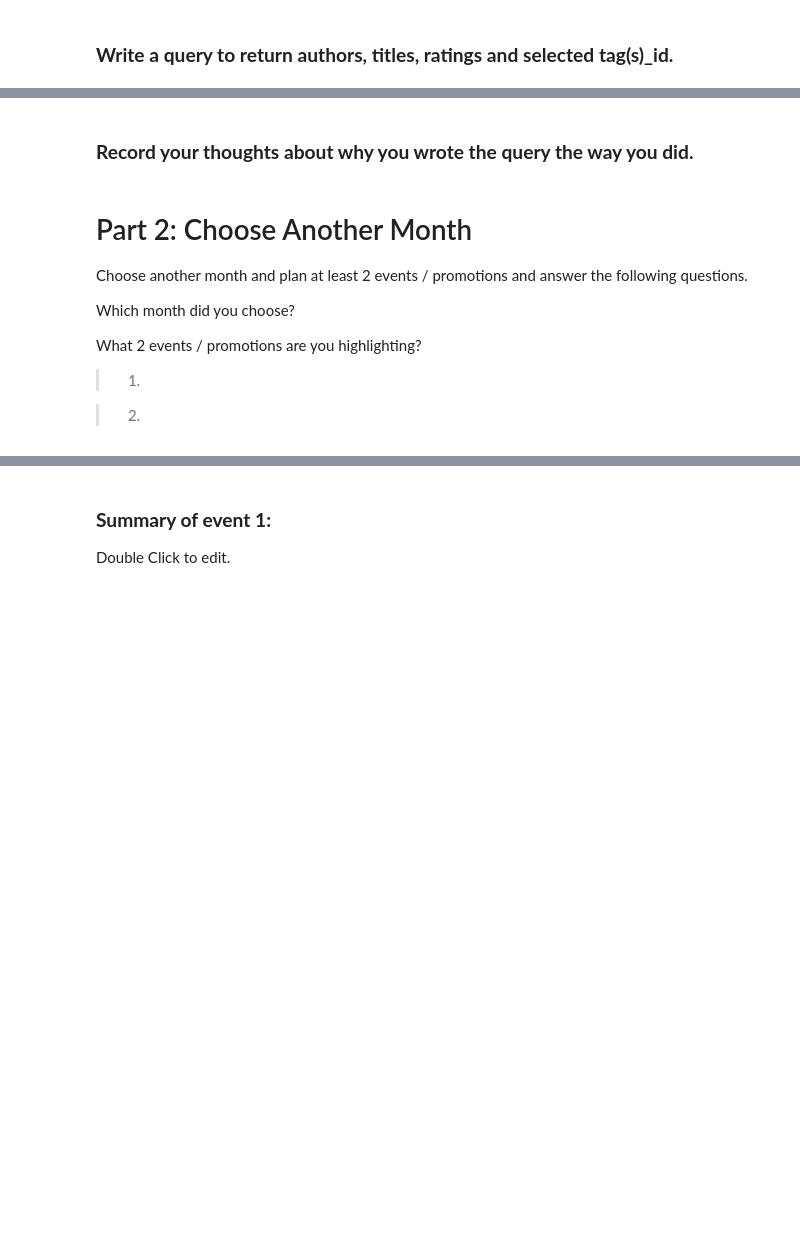
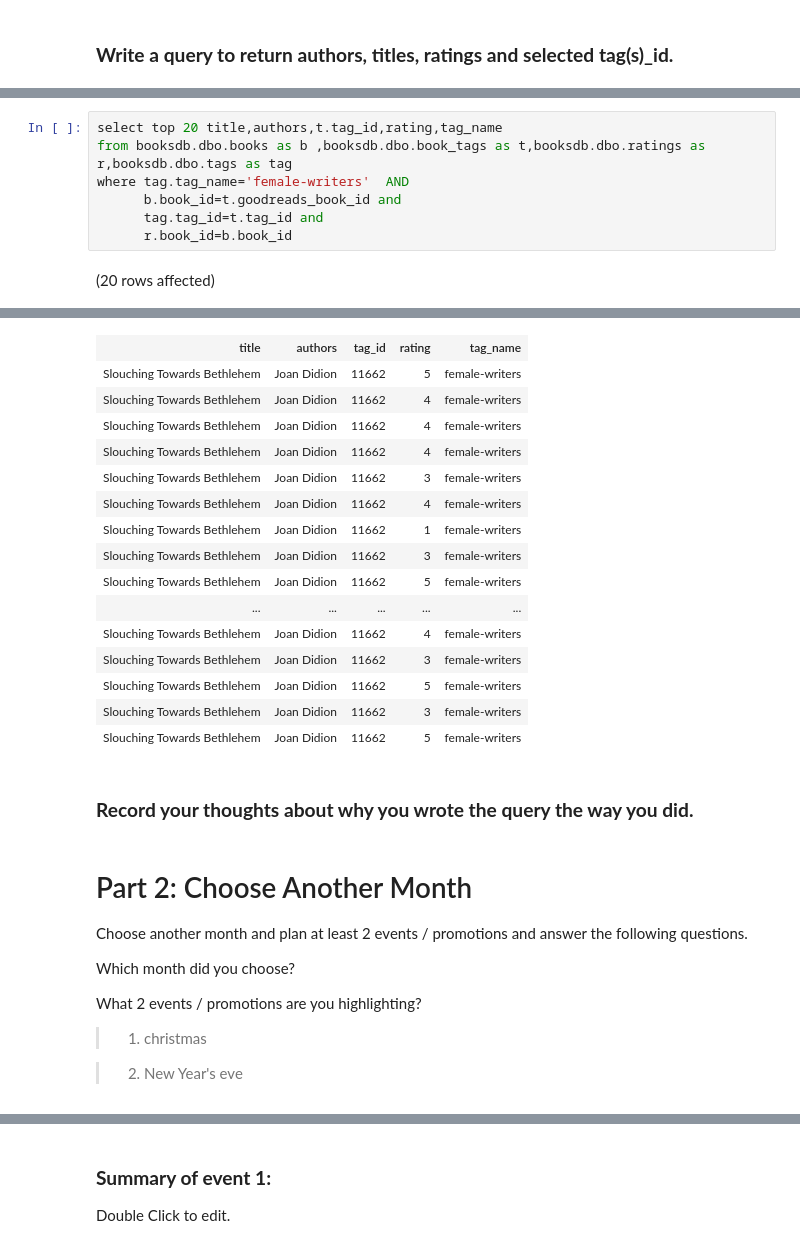
Before and after one commit to KavVij/SQL-Part-3-Studio_Kav, a Jupyter notebook: SQL-Part-3-Studio.ipynb, the cells around one changed output, grey strips where cells are left out. Drawn from its saved outputs; the diff is of its cells as text; blank space fills up the shorter version.

```diff
--- a/SQL-Part-3-Studio.ipynb
+++ b/SQL-Part-3-Studio.ipynb
@@ -79,0 +95,9 @@ Total execution time: 00:00:00.036
+# %%
+select top 20 title,authors,t.tag_id,rating,tag_name
+from booksdb.dbo.books as b ,booksdb.dbo.book_tags as t,booksdb.dbo.ratings as r,booksdb.dbo.tags as tag
+where tag.tag_name='female-writers'  AND
+      b.book_id=t.goodreads_book_id and
+      tag.tag_id=t.tag_id and
+      r.book_id=b.book_id
+# %% [output]
+(20 rows affected)
@@ -80,3 +105,19 @@ Total execution time: 00:00:00.036
+| title | authors | tag_id | rating | tag_name |
+| Slouching Towards Bethlehem | Joan Didion | 11662 | 5 | female-writers |
+| Slouching Towards Bethlehem | Joan Didion | 11662 | 4 | female-writers |
+| Slouching Towards Bethlehem | Joan Didion | 11662 | 4 | female-writers |
+| Slouching Towards Bethlehem | Joan Didion | 11662 | 4 | female-writers |
+| Slouching Towards Bethlehem | Joan Didion | 11662 | 3 | female-writers |
+| Slouching Towards Bethlehem | Joan Didion | 11662 | 4 | female-writers |
+| Slouching Towards Bethlehem | Joan Didion | 11662 | 1 | female-writers |
+| Slouching Towards Bethlehem | Joan Didion | 11662 | 3 | female-writers |
+| Slouching Towards Bethlehem | Joan Didion | 11662 | 5 | female-writers |
+| ... | ... | ... | ... | ... |
+| Slouching Towards Bethlehem | Joan Didion | 11662 | 4 | female-writers |
+| Slouching Towards Bethlehem | Joan Didion | 11662 | 3 | female-writers |
+| Slouching Towards Bethlehem | Joan Didion | 11662 | 5 | female-writers |
+| Slouching Towards Bethlehem | Joan Didion | 11662 | 3 | female-writers |
+| Slouching Towards Bethlehem | Joan Didion | 11662 | 5 | female-writers |
 # %% [markdown]
 ### **Record your thoughts about why you wrote the query the way you did.**
 # %% [markdown]
@@ -88,9 +129,9 @@ Which month did you choose?
 
 What 2 events / promotions are you highlighting?
 
-> 1.
+> 1. christmas
 
-> 2.
+> 2. New Year's eve
 # %% [markdown]
 # Part 3: Summarize your Work
 
```
Also changed, not shown: parts of 16 cells of this notebook.
